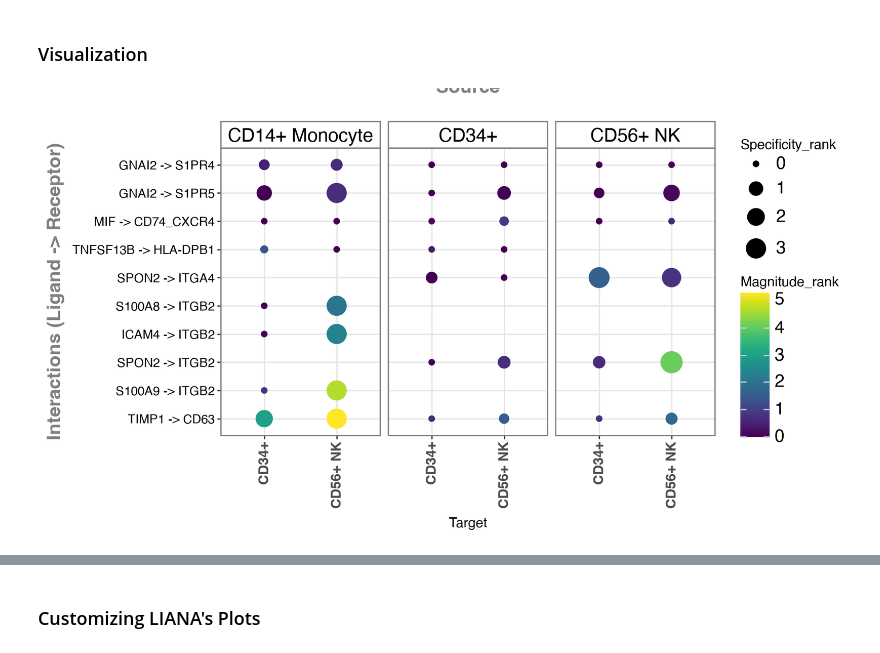
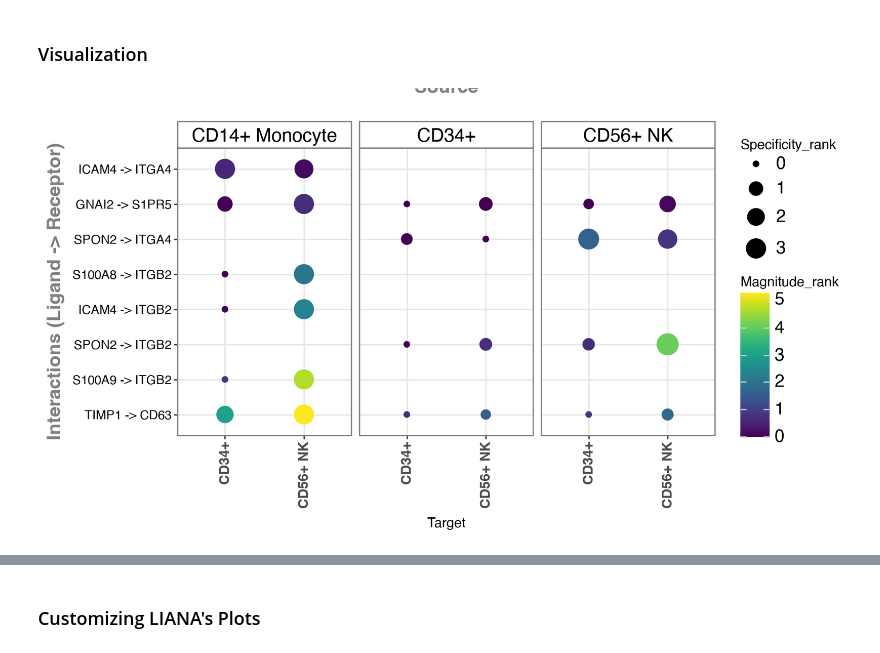
Before and after one commit to dbdimitrov/liana-spatial-tutorial, a Jupyter notebook: tutorials/00_intro_ccc.ipynb, the cells around one changed output, grey strips where cells are left out. Cells and saved outputs as stored; diff of their text form; code cells hidden in the pictures.

```diff
--- a/tutorials/00_intro_ccc.ipynb
+++ b/tutorials/00_intro_ccc.ipynb
@@ -172,17 +186,20 @@ adata.uns['liana_res'].head()
 # %% [markdown]
 ### Visualization
 # %%
-li.pl.dotplot(adata = adata,
-              colour='magnitude_rank',
-              size='specificity_rank',
-              inverse_size=True,
-              inverse_colour=True,
-              source_labels=['CD34+', 'CD56+ NK', 'CD14+ Monocyte'],
-              target_labels=['CD34+', 'CD56+ NK'],
-              top_n=10,
-              orderby='magnitude_rank',
-              orderby_ascending=True,
-              figure_size=(9, 5)
-             )
+my_plot = li.pl.dotplot(adata = adata,
+                        colour='magnitude_rank',
+                        size='specificity_rank',
+                        inverse_size=True,
+                        inverse_colour=True,
+                        source_labels=['CD34+', 'CD56+ NK', 'CD14+ Monocyte'],
+                        target_labels=['CD34+', 'CD56+ NK'],
+                        top_n=10,
+                        orderby='magnitude_rank',
+                        orderby_ascending=True,
+                        # keep only interactions that are specific to the cell-type pair
+                        filter_fn=lambda x: x['specificity_rank'] <= 0.05,
+                        figure_size=(9, 5)
+                       )
+my_plot
 # %% [output]
-[figure, old version]
+[figure, new version]
```
Also changed, not shown: parts of 18 cells of this notebook, 7 other files.
